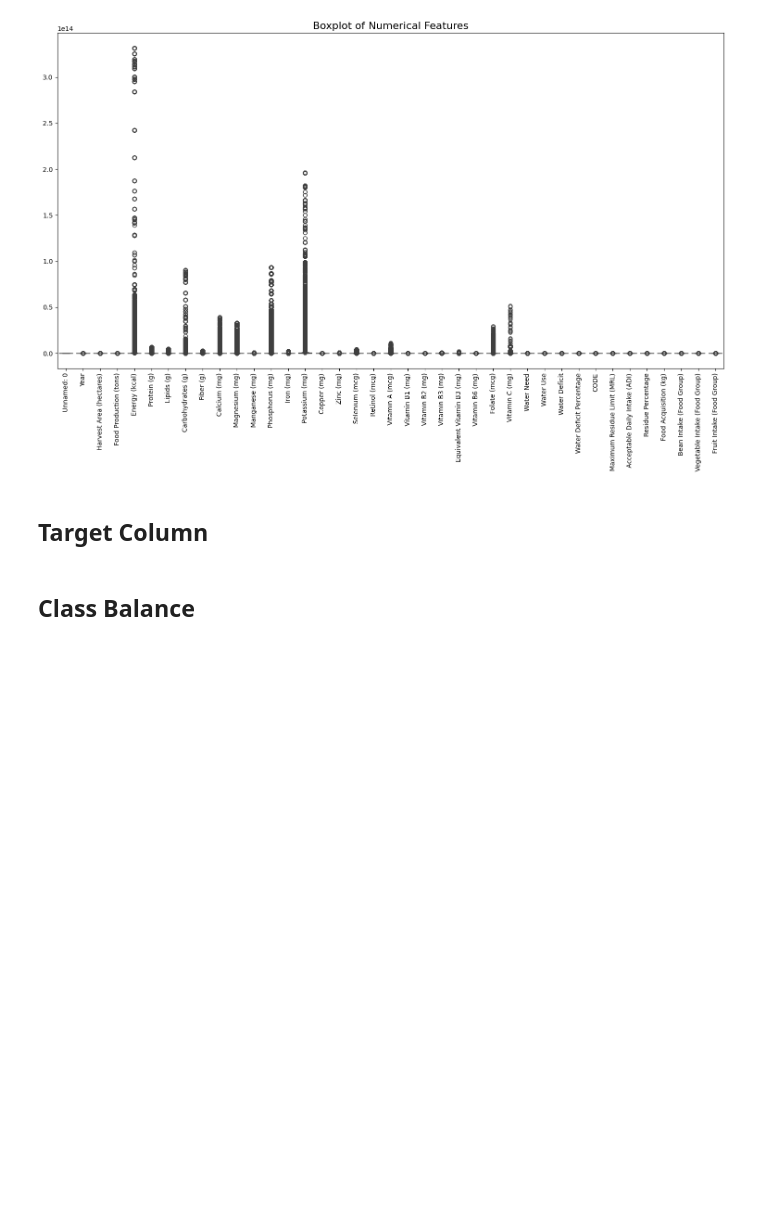
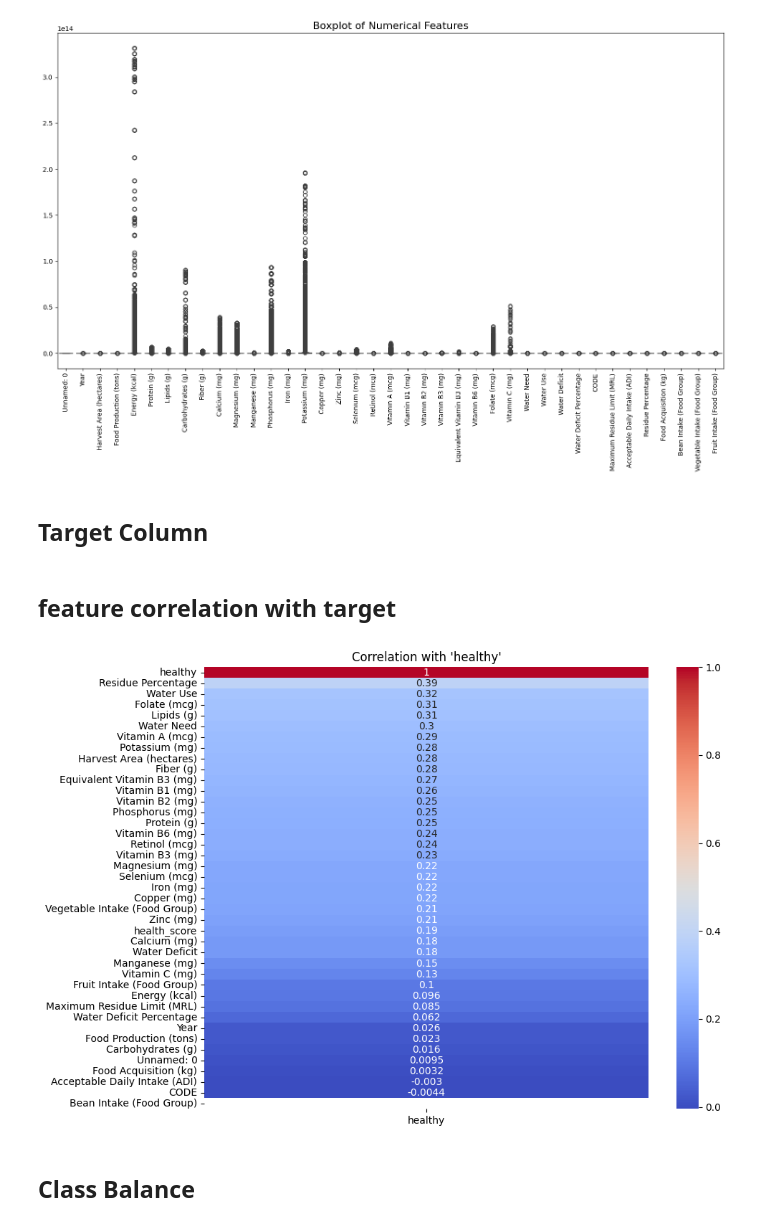
Before and after one commit to XavierRolex/Machine-Learning-, a Jupyter notebook: preprocessing.ipynb, the cells around one changed output. Drawn from its saved outputs; the diff is of its cells as text; code cells hidden in the pictures; blank space fills up the shorter version.

```diff
--- a/preprocessing.ipynb
+++ b/preprocessing.ipynb
@@ -139,6 +145,22 @@ df["healthy"] = (df["health_score"] >= df["health_score"].median()).astype(int)
 
 # Foods above the median score → healthy = 1
 # Foods below the median score → healthy = 0
+# %% [markdown]
+## feature correlation with target
+# %%
+# Select only numeric columns to avoid string-to-float error
+numeric_df = df.select_dtypes(include=['number'])
+
+# Compute correlations on numeric columns only
+corr = numeric_df.corr()
+
+# Plot correlation with the target 'healthy'
+plt.figure(figsize=(10, 8))
+sns.heatmap(corr[['healthy']].sort_values('healthy', ascending=False), annot=True, cmap='coolwarm')
+plt.title("Correlation with 'healthy'")
+plt.show()
+# %% [output]
+[figure, added]
 # %% [markdown]
 ## Class Balance
 # %%
```
Also changed, not shown: parts of 20 cells of this notebook.
